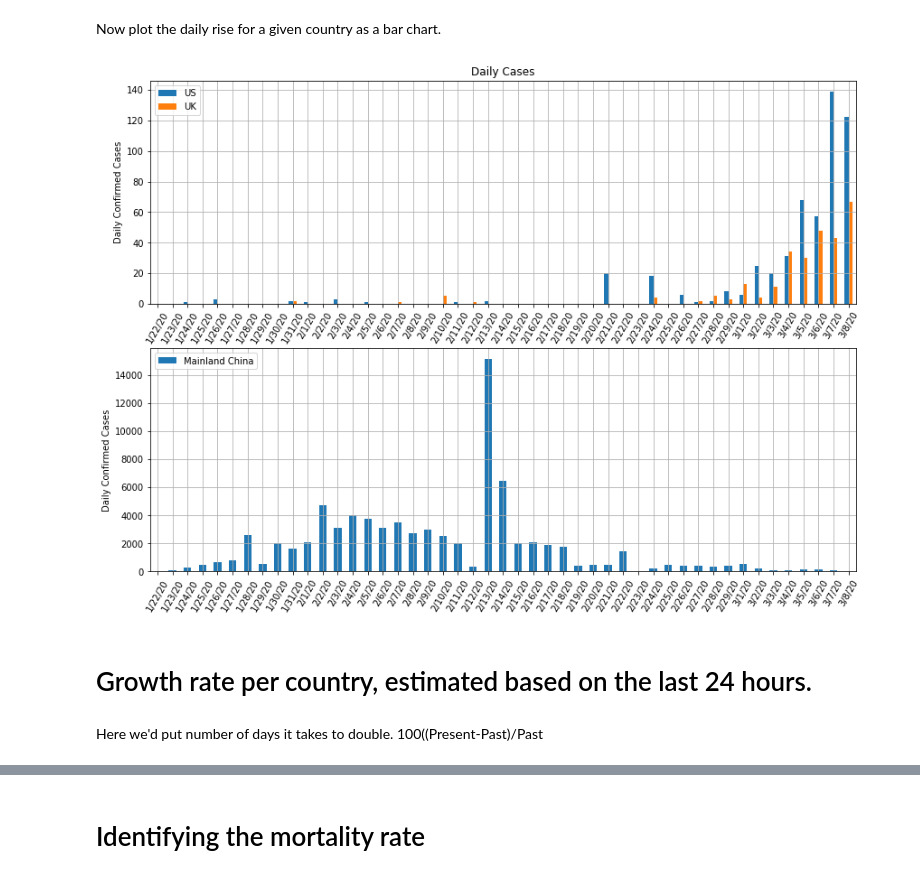
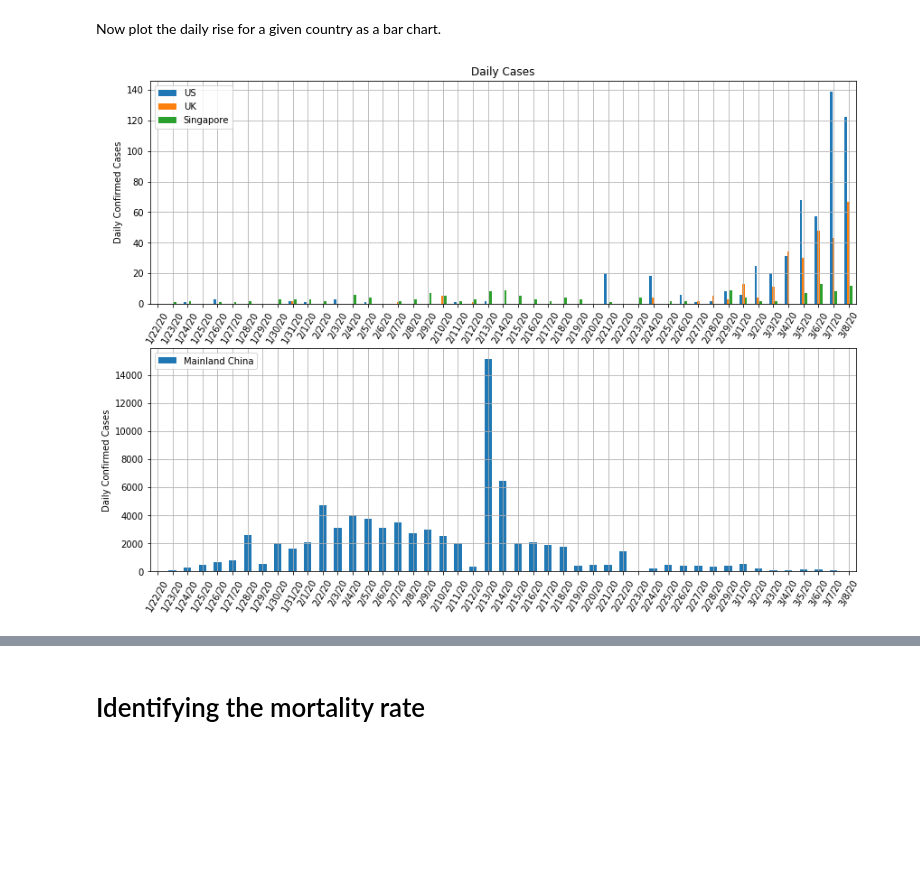
Before and after one commit to JeanRintoul/Covid-19, a Jupyter notebook: Covid.ipynb, the cells around one changed output, grey strips where cells are left out. Cells and saved outputs as stored; diff of their text form; code cells hidden in the pictures; blank space fills up the shorter version.

```diff
--- a/Covid.ipynb
+++ b/Covid.ipynb
@@ -58,28 +80,31 @@ Now plot the daily rise for a given country as a bar chart.
 # %%
 # compare country rates per day.
 country  = 'US'
 country2 = 'UK'
 country3 = 'Mainland China'
+country4 = 'Singapore'
+country5 = 'Italy'
+country6 = 'Australia'
 daily = confirmed.diff(periods=1,axis=0).copy()
 
 c1 = daily[country]
 c2 = daily[country2]
 c3 = daily[country3]
-df = pd.DataFrame({country:c1, country2:c2})
+c4 = daily[country4]
+c5 = daily[country5]
+c6 = daily[country6]
+df = pd.DataFrame({country:c1,country2:c2,country4:c4})
+
 dt = pd.DataFrame({country3:c3})
-
+#fig, (ax1) = plt.subplots(1,figsize=(14, 5))
 fig, (ax1,ax2) = plt.subplots(2,figsize=(14, 10))
 df.plot.bar(ax=ax1,rot=60,grid='on')
 ax1.set_ylabel('Daily Confirmed Cases')
 ax1.set_title('Daily Cases')
 ax1.legend(loc='upper left')
 dt.plot.bar(ax=ax2,rot=60,grid='on')
 ax2.set_ylabel('Daily Confirmed Cases')
 #ax2.set_title('Mainland China');
 ax2.legend(loc='upper left');
 # %% [output]
-[figure, old version]
+[figure, new version]
-# %% [markdown]
-# Growth rate per country, estimated based on the last 24 hours.
-# %% [markdown]
-Here we'd put number of days it takes to double. 100((Present-Past)/Past
```
Also changed, not shown: parts of 7 cells of this notebook.
